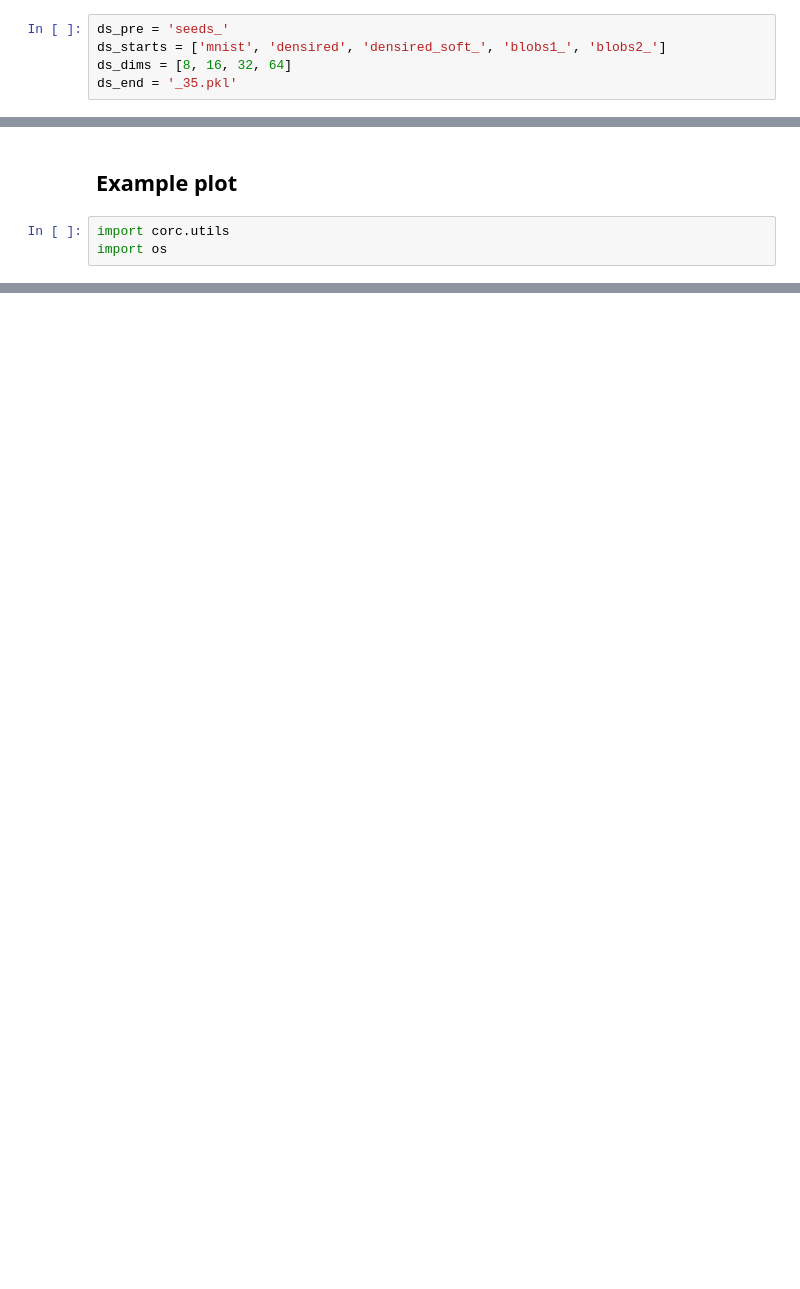
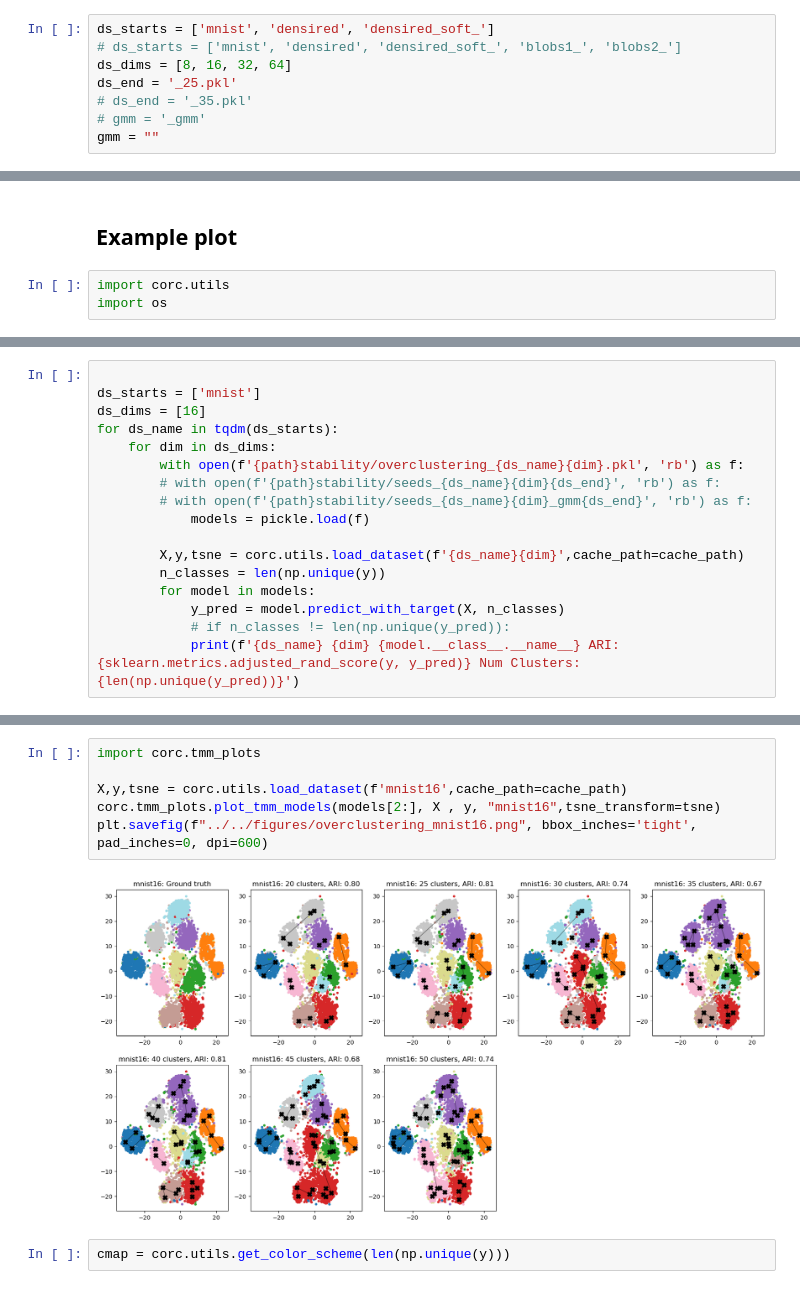
Before and after one commit to ecker-lab/tneb_clustering, a Jupyter notebook: notebooks/paper_figures/stability_plots_paper.ipynb, the cells around one changed output, grey strips where cells are left out. Saved outputs shown, nothing was run; the diff lists cells and outputs as text; blank space fills up the shorter version.

```diff
--- a/notebooks/paper_figures/stability_plots_paper.ipynb
+++ b/notebooks/paper_figures/stability_plots_paper.ipynb
@@ -106,8 +129,11 @@ def plot_comparison(ari_per_ds_bw, ari_overclust, figsize=(3.5, 1.8)):
 # %% [markdown]
 ## Stability
 # %%
-ds_pre = 'seeds_'
-ds_starts = ['mnist', 'densired', 'densired_soft_', 'blobs1_', 'blobs2_']
+ds_starts = ['mnist', 'densired', 'densired_soft_']
+# ds_starts = ['mnist', 'densired', 'densired_soft_', 'blobs1_', 'blobs2_']
 ds_dims = [8, 16, 32, 64]
-ds_end = '_35.pkl'
+ds_end = '_25.pkl'
+# ds_end = '_35.pkl'
+# gmm = '_gmm'
+gmm = ""
 # %%
@@ -412,0 +482,17 @@ joined 4 and 20 (both now in class 4)
+# %%
+
+ds_starts = ['mnist']
+ds_dims = [16]
+for ds_name in tqdm(ds_starts):
+    for dim in ds_dims:
+        with open(f'{path}stability/overclustering_{ds_name}{dim}.pkl', 'rb') as f:
+        # with open(f'{path}stability/seeds_{ds_name}{dim}{ds_end}', 'rb') as f:
+        # with open(f'{path}stability/seeds_{ds_name}{dim}_gmm{ds_end}', 'rb') as f:
+            models = pickle.load(f)
+
+        X,y,tsne = corc.utils.load_dataset(f'{ds_name}{dim}',cache_path=cache_path)
+        n_classes = len(np.unique(y))
+        for model in models:
+            y_pred = model.predict_with_target(X, n_classes)
+            # if n_classes != len(np.unique(y_pred)):
+            print(f'{ds_name} {dim} {model.__class__.__name__} ARI: {sklearn.metrics.adjusted_rand_score(y, y_pred)} Num Clusters: {len(np.unique(y_pred))}')
@@ -412,0 +509,10 @@ joined 4 and 20 (both now in class 4)
+# %%
+import corc.tmm_plots
+
+X,y,tsne = corc.utils.load_dataset(f'mnist16',cache_path=cache_path)
+corc.tmm_plots.plot_tmm_models(models[2:], X , y, "mnist16",tsne_transform=tsne)
+plt.savefig(f"../../figures/overclustering_mnist16.png", bbox_inches='tight', pad_inches=0, dpi=600)
+# %% [output]
+[figure, added]
+# %%
+cmap = corc.utils.get_color_scheme(len(np.unique(y)))
```
Also changed, not shown: parts of 14 cells of this notebook, 24 other files.
